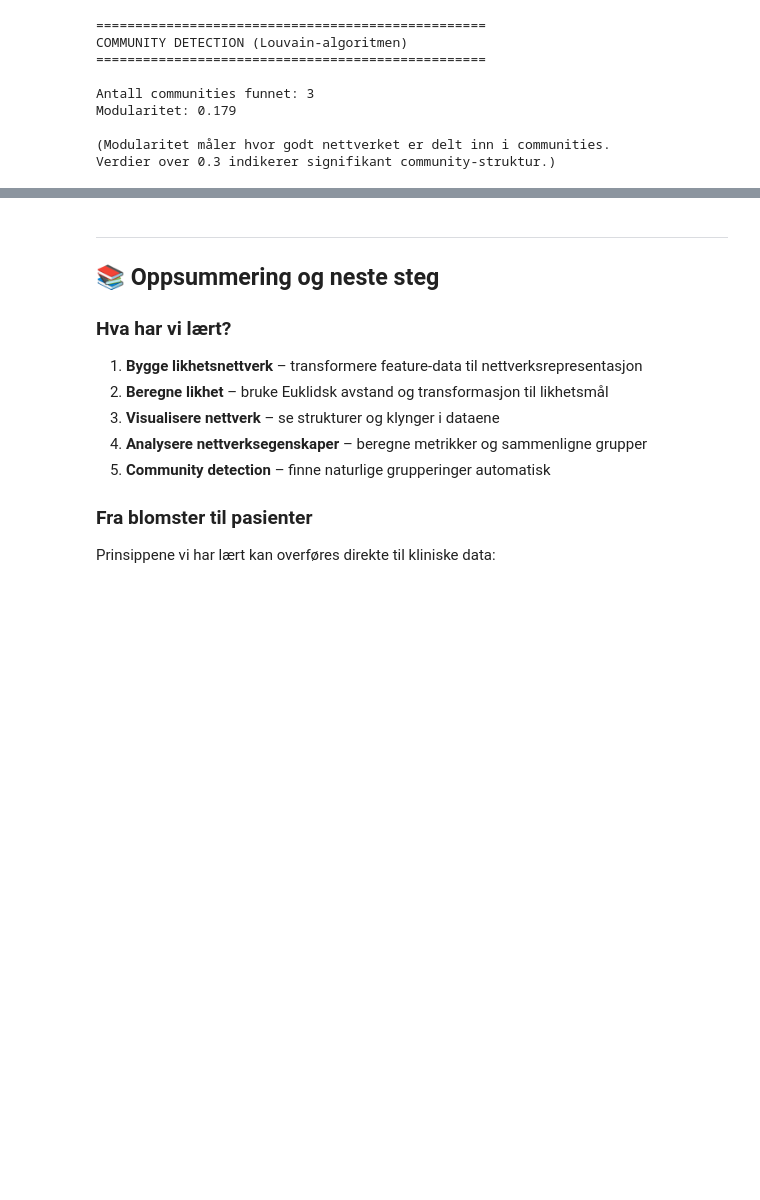
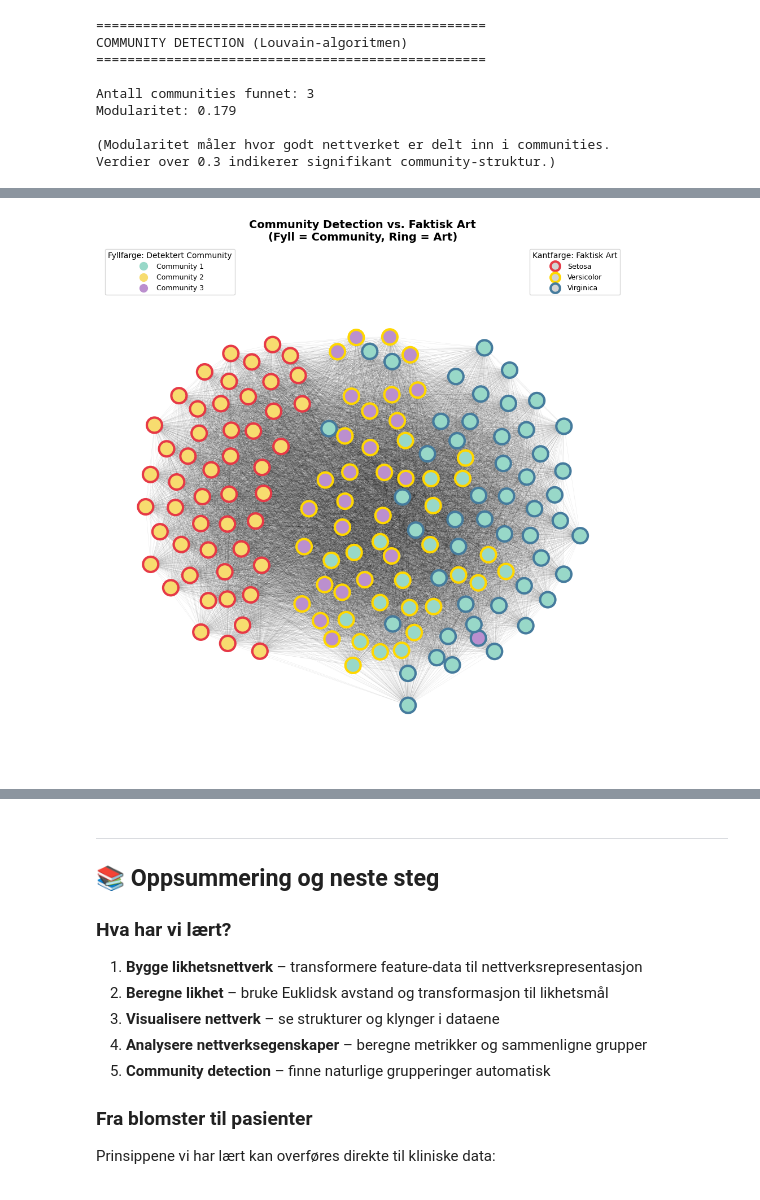
Before and after one commit to arvidl/ELMED219-2026, a Jupyter notebook: Lab1-NetworkSci-PSN/notebooks/02-pasient_likhetsnettverk_iris.ipynb, the cells around one changed output, grey strips where cells are left out. Cells and saved outputs as stored; diff of their text form; code cells hidden in the pictures; blank space fills up the shorter version.

```diff
--- a/Lab1-NetworkSci-PSN/notebooks/02-pasient_likhetsnettverk_iris.ipynb
+++ b/Lab1-NetworkSci-PSN/notebooks/02-pasient_likhetsnettverk_iris.ipynb
@@ -589,0 +952,88 @@ Community 3:
+# %%
+# Avansert visualisering: Community (fyll) + Art (kant)
+fig, ax = plt.subplots(figsize=(14, 10))
+
+# Definer farger for arter (kantfarge/ring) - fargeblindevennlig
+species_colors = {
+    'setosa': '#E63946',      # Rød
+    'versicolor': '#FFD700',  # Sterk gul
+    'virginica': '#457B9D'    # Blå
+}
+
+# Definer farger for communities (fyllfarge) - kontrasterende
+community_color_map = {
+    0: '#98D8C8',  # Mint/turkis
+    1: '#F7DC6F',  # Lys gul
+    2: '#BB8FCE'   # Lilla
+}
+
+# Tegn kanter først (i bakgrunnen)
+nx.draw_networkx_edges(G, pos, alpha=0.1, width=0.3, ax=ax)
+
+# Tegn hver node med fyllfarge (community) og kantfarge (art)
+for node in G.nodes():
+    x, y = pos[node]
+    comm_id = token = communities[node]
+    species_name = G.nodes[node]['species']
+
+    # Fyllfarge = community
+    fill_color = community_color_map[comm_id]
+    # Kantfarge = art
+    edge_color = species_colors[species_name]
+
+    # Tegn node med tykk kant
+    circle = plt.Circle((x, y), 0.035,
+                        facecolor=fill_color,
+                        edgecolor=edge_color,
+                        linewidth=3,
+                        zorder=2)
+    ax.add_patch(circle)
+
+# Lag legend for communities (fyllfarge)
+community_legend = [
+    plt.Line2D([0], [0], marker='o', color='w',
+               markerfacecolor=community_color_map[i],
+               markersize=12, label=f'Community {i+1}')
+    for i in range(n_communities)
+]
+
+# Lag legend for arter (kantfarge)
+species_legend = [
+    plt.Line2D([0], [0], marker='o', color='w',
+               markerfacecolor='lightgray',
+               markeredgecolor=color,
+               markeredgewidth=3,
+               markersize=12, label=species_name.capitalize())
+    for species_name, color in species_colors.items()
+]
+
+# Plasser legends
+legend1 = ax.legend(handles=community_legend, loc='upper left',
+                    title='Fyllfarge: Detektert Community', fontsize=9)
+ax.add_artist(legend1)
+ax.legend(handles=species_legend, loc='upper right',
+          title='Kantfarge: Faktisk Art', fontsize=9)
+
+ax.set_title("Community Detection vs. Faktisk Art\n(Fyll = Community, Ring = Art)",
+             fontsize=14, fontweight='bold')
+ax.set_xlim(-1.2, 1.2)
+ax.set_ylim(-1.2, 1.2)
+ax.set_aspect('equal')
+ax.axis('off')
+
+plt.tight_layout()
+plt.show()
+
+# Tell opp matcher
+matches = sum(1 for node in G.nodes()
+              if (communities[node] == 2 and G.nodes[node]['species'] == 'setosa') or
+                 (communities[node] == 0 and G.nodes[node]['species'] == 'versicolor') or
+                 (communities[node] == 1 and G.nodes[node]['species'] == 'virginica'))
+
+# Alternativ telling basert på beste tilordning
+print(f"\n📊 Visuell tolkning:")
+print(f"   • Noder der ring og fyll 'matcher' = korrekt klassifisert")
+print(f"   • Noder der ring og fyll er ulike = feilklassifisert")
+print(f"   • Legg merke til setosa-klyngen (rød ring) - nesten perfekt!")
+# %% [output]
+[figure, added]
```
Also changed, not shown: parts of 26 cells of this notebook, 2 other files.
